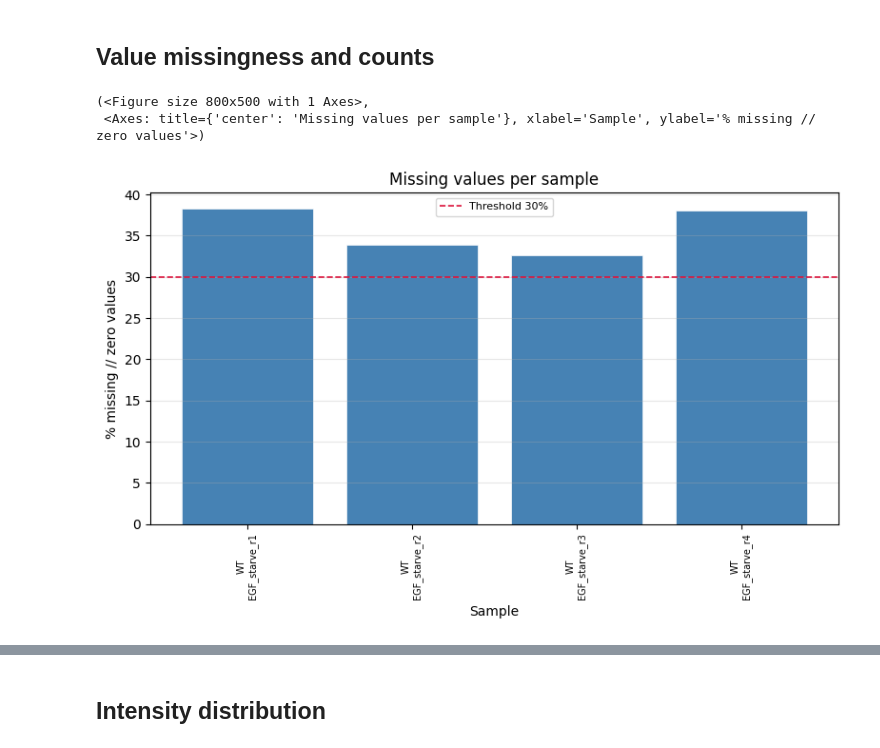
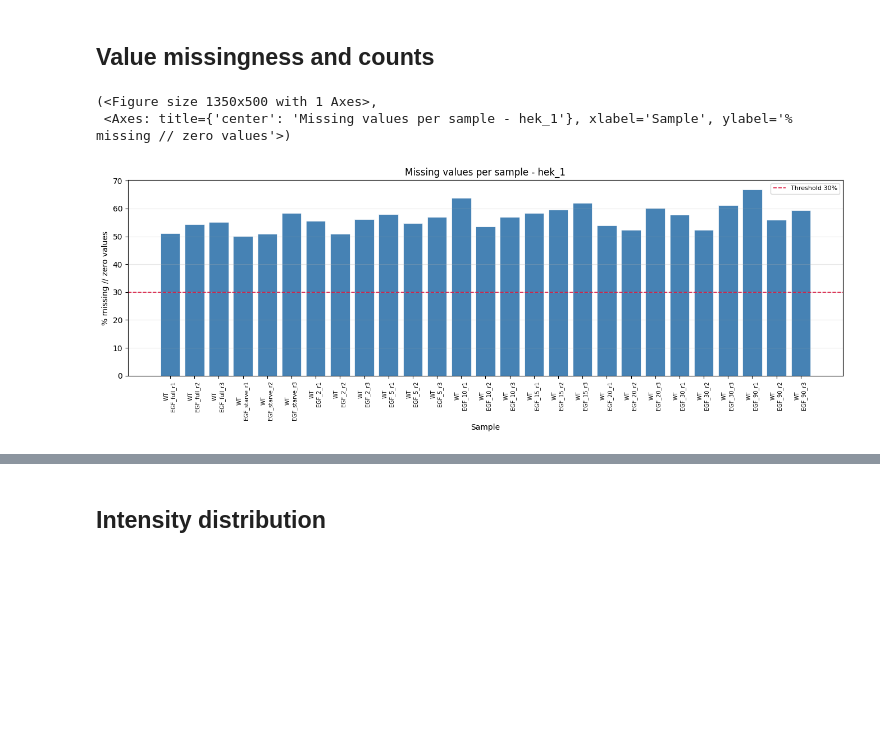
Before and after one commit to IgnacioNavas/TMT_Data_analysis, a Jupyter notebook: notebooks/02_qc/MSMS_data_QC.ipynb, the cells around one changed output, grey strips where cells are left out. Cells and saved outputs as stored; diff of their text form; code cells hidden in the pictures; blank space fills up the shorter version.

Commit message:
diaPASEF processing update

```diff
--- a/notebooks/02_qc/MSMS_data_QC.ipynb
+++ b/notebooks/02_qc/MSMS_data_QC.ipynb
@@ -4,8 +4,9 @@ from src.plotting_functions import *
 pio.renderers.default = "png"
 
 
-hme1_1 = pd.read_csv("../../Experiment/hme1_1/Data/Processed/20260709_hTERT_HEM1_1_processed_phPlus.tsv", sep="\t", low_memory=False) #.fillna(0)
-hme1_2 = pd.read_csv("../../Experiment/hme1_2/Data/Processed/20260709_hTERT_HEM1_2_processed_phPlus.tsv", sep="\t", low_memory=False)
-hek_1 = pd.read_csv("../../Experiment/hek_1/Data/Processed/20260709_HEK293T_processed_phPlus.tsv", sep="\t", low_memory=False)
-hme1_mutants = pd.read_csv("../../Experiment/hme1_mutants_test/Data/Processed/20260709_hTERT_HME1_mutants_processed_phPlus_filtered.tsv", sep="\t", low_memory=False)
+# hme1_1 = pd.read_csv("../../Experiment/hme1_1/Data/Processed/20260807_hTERT_HEM1_1_processed_phPlus.tsv", sep="\t", low_memory=False) #.fillna(0)
+# hme1_2 = pd.read_csv("../../Experiment/hme1_2/Data/Processed/20260807_hTERT_HEM1_2_processed_phPlus.tsv", sep="\t", low_memory=False)
+# hek_1 = pd.read_csv("../../Experiment/hek_1/Data/Processed/20260807_HEK293T_processed_phPlus.tsv", sep="\t", low_memory=False)
+# hme1_mutants = pd.read_csv("../../Experiment/hme1_mutants_test/Data/Processed/20260709_hTERT_HME1_mutants_processed_phPlus_filtered.tsv", sep="\t", low_memory=False)
+hme1_diapasef = pd.read_csv("../../Experiment/hme1_diaPASEF/Data/Processed/20260814_peptide_MS2quant_None_transformed.tsv",sep="\t",)
 # %%
@@ -20,18 +23,20 @@ TMT_plex_sample = hme1_1[['site',
 # %% [markdown]
 ## Value missingness and counts
 # %%
+# ["WT", "EGFRT693A", "BRAFS151A1", "SOS1S1178A", "SHOC2T71A", "BRAFS151A2", "GAB1Y259A", "RPS6KA3S375A"]
+
 missing_values_per_sample(
-    TMT_plex_sample,
+    hme1_diapasef,
     cell_lines=["WT"], #, "BRAFS151A", "GAB1Y259A"],
-    conditions=["_EGF_", "_INS_","_EGFnINS_"],
+    conditions=["_EGF_"], #, "_INS_","_EGFnINS_"],
     data_type="raw:abs",
     missing_threshold=0.30,
     figsize=None,
-    title="Missing values per sample",
+    title="Missing values per sample - hek_1",
     ax=None,
 )
 # %% [output]
-(<Figure size 800x500 with 1 Axes>,
- <Axes: title={'center': 'Missing values per sample'}, xlabel='Sample', ylabel='% missing // zero values'>)
+(<Figure size 1350x500 with 1 Axes>,
+ <Axes: title={'center': 'Missing values per sample - hek_1'}, xlabel='Sample', ylabel='% missing // zero values'>)
-[figure, old version]
+[figure, new version]
 # %%
```
Also changed, not shown: parts of 21 cells of this notebook, 9 other files.
